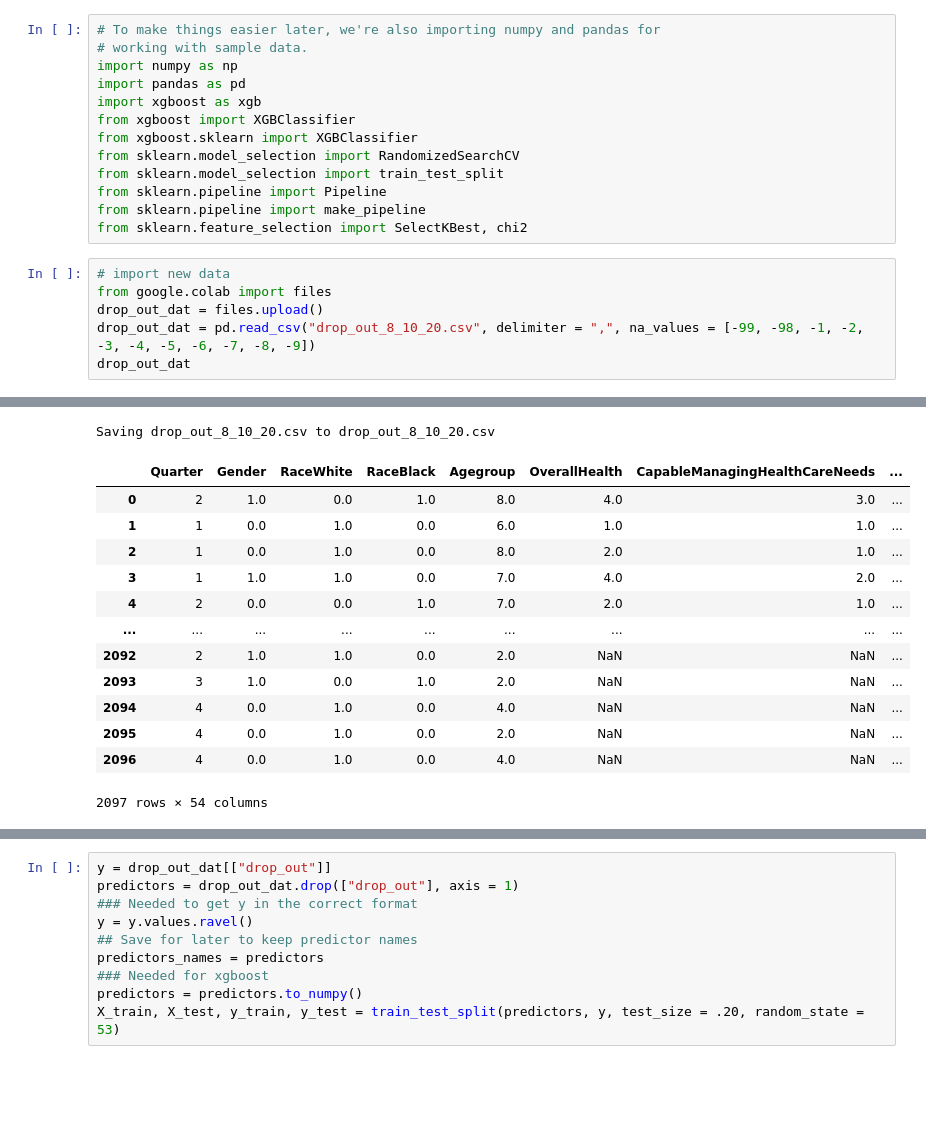
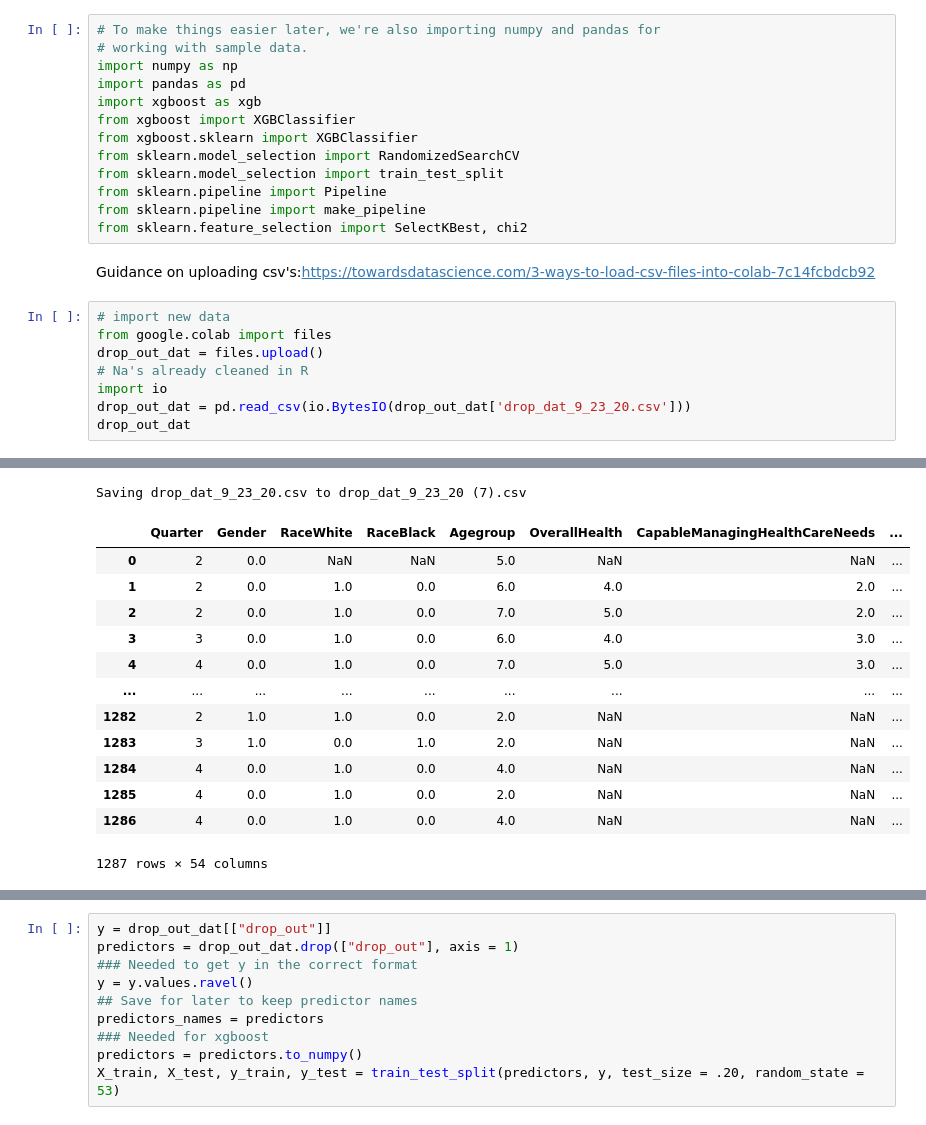
Before and after one commit to mhanauer/xgboost_drop_out_colab, a Jupyter notebook: xgboost_drop_out.ipynb, the cells around one changed output, grey strips where cells are left out. Drawn from its saved outputs; the diff is of its cells as text; blank space fills up the shorter version.

```diff
--- a/xgboost_drop_out.ipynb
+++ b/xgboost_drop_out.ipynb
@@ -13,25 +13,29 @@ from sklearn.model_selection import train_test_split
 from sklearn.pipeline import Pipeline
 from sklearn.pipeline import make_pipeline
 from sklearn.feature_selection import SelectKBest, chi2
+# %% [markdown]
+Guidance on uploading csv's:https://towardsdatascience.com/3-ways-to-load-csv-files-into-colab-7c14fcbdcb92
 # %%
 # import new data
 from google.colab import files
 drop_out_dat = files.upload()
-drop_out_dat = pd.read_csv("drop_out_8_10_20.csv", delimiter = ",", na_values = [-99, -98, -1, -2, -3, -4, -5, -6, -7, -8, -9])
+# Na's already cleaned in R
+import io
+drop_out_dat = pd.read_csv(io.BytesIO(drop_out_dat['drop_dat_9_23_20.csv']))
 drop_out_dat
 # %% [output]
 [interactive output not drawn]
-Saving drop_out_8_10_20.csv to drop_out_8_10_20.csv
+Saving drop_dat_9_23_20.csv to drop_dat_9_23_20 (7).csv
 |  | Quarter | Gender | RaceWhite | RaceBlack | Agegroup | OverallHealth | CapableManagingHealthCareNeeds | ... |
-| 0 | 2 | 1.0 | 0.0 | 1.0 | 8.0 | 4.0 | 3.0 | ... |
-| 1 | 1 | 0.0 | 1.0 | 0.0 | 6.0 | 1.0 | 1.0 | ... |
-| 2 | 1 | 0.0 | 1.0 | 0.0 | 8.0 | 2.0 | 1.0 | ... |
-| 3 | 1 | 1.0 | 1.0 | 0.0 | 7.0 | 4.0 | 2.0 | ... |
-| 4 | 2 | 0.0 | 0.0 | 1.0 | 7.0 | 2.0 | 1.0 | ... |
+| 0 | 2 | 0.0 | NaN | NaN | 5.0 | NaN | NaN | ... |
+| 1 | 2 | 0.0 | 1.0 | 0.0 | 6.0 | 4.0 | 2.0 | ... |
+| 2 | 2 | 0.0 | 1.0 | 0.0 | 7.0 | 5.0 | 2.0 | ... |
+| 3 | 3 | 0.0 | 1.0 | 0.0 | 6.0 | 4.0 | 3.0 | ... |
+| 4 | 4 | 0.0 | 1.0 | 0.0 | 7.0 | 5.0 | 3.0 | ... |
 | ... | ... | ... | ... | ... | ... | ... | ... | ... |
-| 2092 | 2 | 1.0 | 1.0 | 0.0 | 2.0 | NaN | NaN | ... |
-| 2093 | 3 | 1.0 | 0.0 | 1.0 | 2.0 | NaN | NaN | ... |
-| 2094 | 4 | 0.0 | 1.0 | 0.0 | 4.0 | NaN | NaN | ... |
-| 2095 | 4 | 0.0 | 1.0 | 0.0 | 2.0 | NaN | NaN | ... |
-| 2096 | 4 | 0.0 | 1.0 | 0.0 | 4.0 | NaN | NaN | ... |
+| 1282 | 2 | 1.0 | 1.0 | 0.0 | 2.0 | NaN | NaN | ... |
+| 1283 | 3 | 1.0 | 0.0 | 1.0 | 2.0 | NaN | NaN | ... |
+| 1284 | 4 | 0.0 | 1.0 | 0.0 | 4.0 | NaN | NaN | ... |
+| 1285 | 4 | 0.0 | 1.0 | 0.0 | 2.0 | NaN | NaN | ... |
+| 1286 | 4 | 0.0 | 1.0 | 0.0 | 4.0 | NaN | NaN | ... |
-2097 rows × 54 columns
+1287 rows × 54 columns
```
Also changed, not shown: parts of 24 cells of this notebook.
